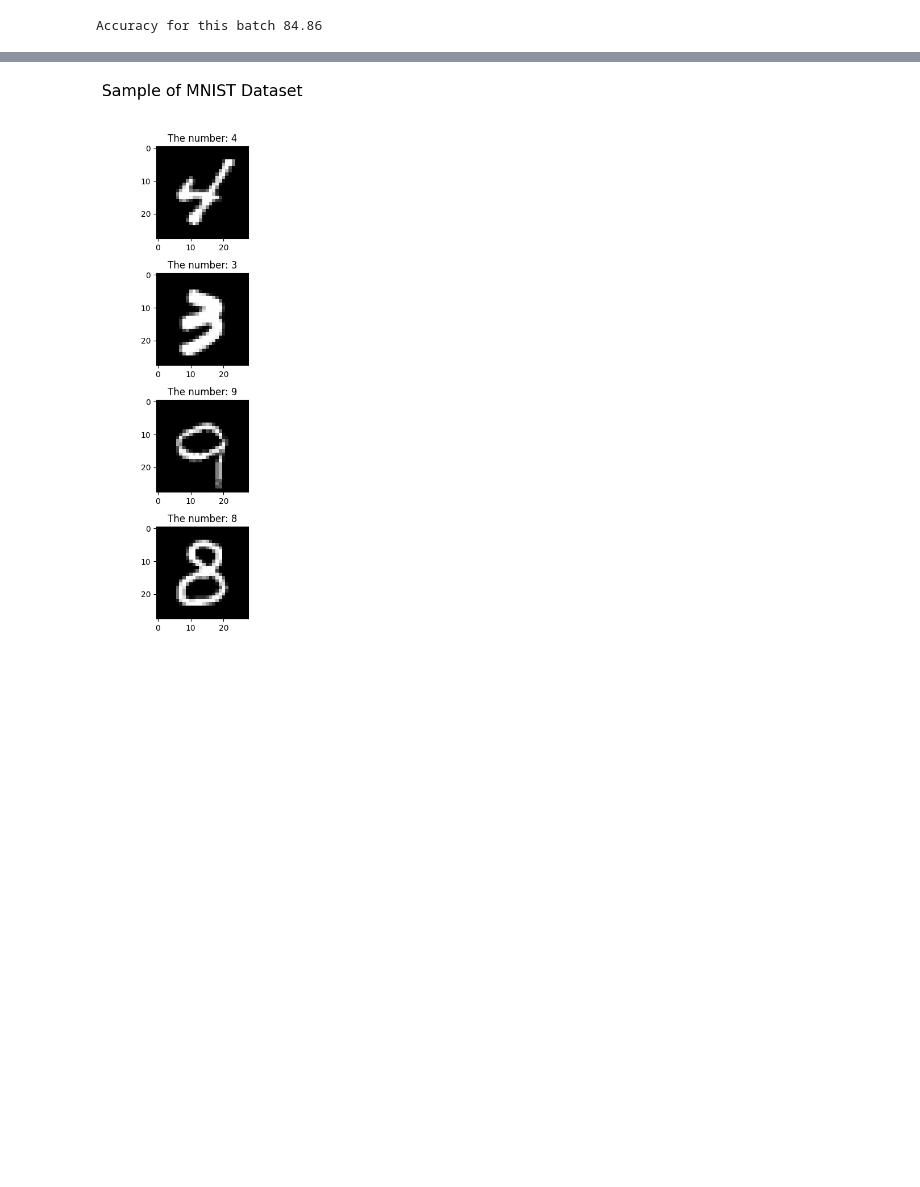
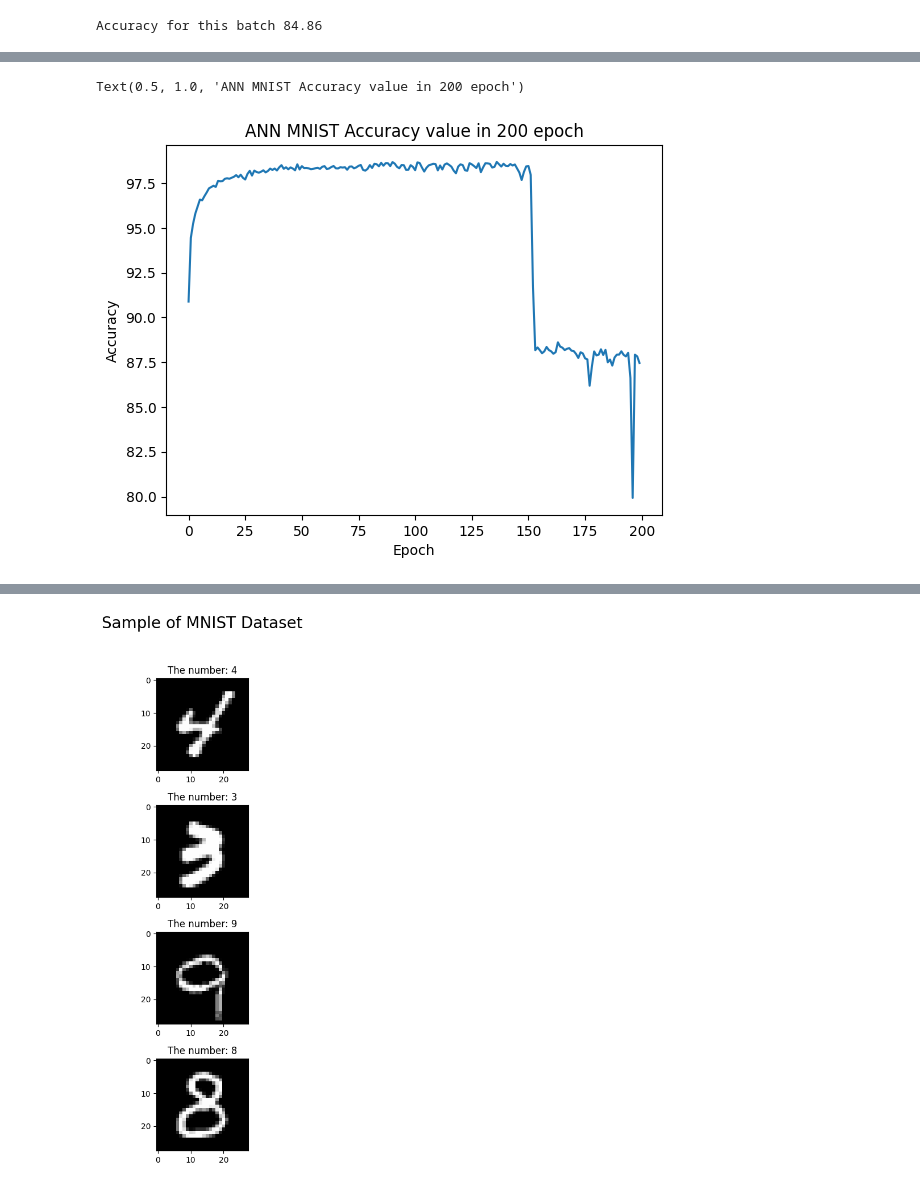
Before and after one commit to rzadrzi/deep-learning-pytorch, a Jupyter notebook: ANN/mnist.ipynb, the cells around one changed output, grey strips where cells are left out. Cells and saved outputs as stored; diff of their text form; code cells hidden in the pictures; blank space fills up the shorter version.

```diff
--- a/ANN/mnist.ipynb
+++ b/ANN/mnist.ipynb
@@ -201,0 +200,8 @@ axs[1].plot(train_accuracy)
+# %%
+plt.plot(train_accuracy)
+plt.xlabel("Epoch")
+plt.ylabel("Accuracy")
+plt.title("ANN MNIST Accuracy value in 200 epoch")
+# %% [output]
+Text(0.5, 1.0, 'ANN MNIST Accuracy value in 200 epoch')
+[figure, added]
```
Also changed, not shown: parts of 10 cells of this notebook.
